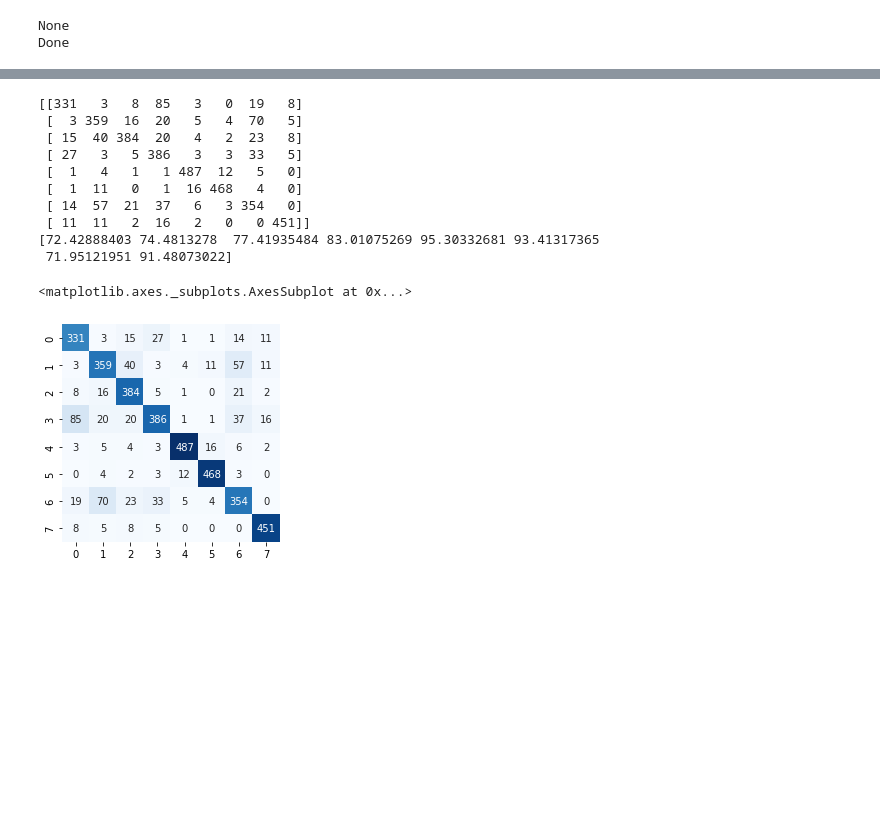
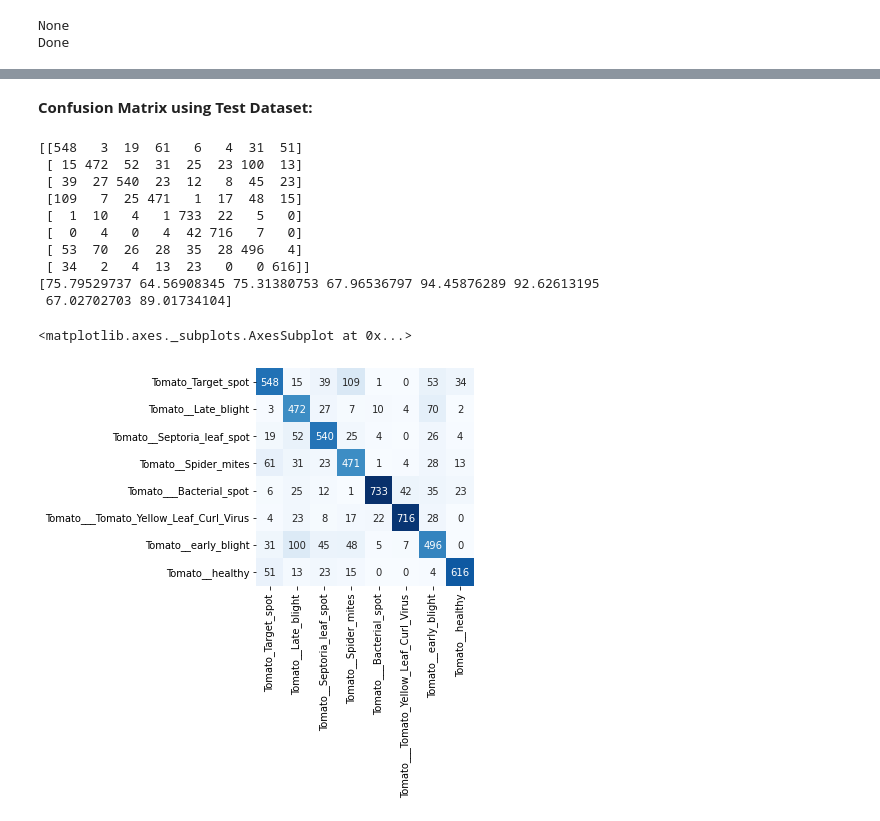
Before and after one commit to Manjuphoenix/ML_team_buzz, a Jupyter notebook: V7_Tomato_model.ipynb, the cells around one changed output, grey strips where cells are left out. Drawn from its saved outputs; the diff is of its cells as text; code cells hidden in the pictures; blank space fills up the shorter version.

```diff
--- a/V7_Tomato_model.ipynb
+++ b/V7_Tomato_model.ipynb
@@ -114,7 +114,7 @@ data = datasets.ImageFolder('/content/Tomato', transform=transform)
 train_len = int(len(data)*0.7)
 train_set, valid_set = random_split(data, [train_len, len(data) - train_len])
 
-val_len = int(len(valid_set)*0.8)
+val_len = int(len(valid_set)*0.7)
 validation_set, test_set = random_split(valid_set, [val_len, len(valid_set) - val_len])
 
 
@@ -381,0 +515,33 @@ model_scripted.save('/content/gdrive/MyDrive/v4_tomato_scripted.pt') # Save
+# %%
+from sklearn.metrics import confusion_matrix
+
+nb_classes = 8
+
+# Initialize the prediction and label lists(tensors)
+predlist=torch.zeros(0,dtype=torch.long, device='cpu')
+lbllist=torch.zeros(0,dtype=torch.long, device='cpu')
+
+with torch.no_grad():
+    for i, (inputs, classes) in enumerate(val_loader):
+        inputs = inputs.to(device)
+        classes = classes.to(device)
+        outputs = model(inputs)
+        _, preds = torch.max(outputs, 1)
+
+        # Append batch prediction results
+        predlist=torch.cat([predlist,preds.view(-1).cpu()])
+        lbllist=torch.cat([lbllist,classes.view(-1).cpu()])
+
+# Confusion matrix
+conf_mat=confusion_matrix(lbllist.numpy(), predlist.numpy())
+print(conf_mat)
+
+# Per-class accuracy
+class_accuracy=100*conf_mat.diagonal()/conf_mat.sum(1)
+print(class_accuracy)
+
+from sklearn.metrics import confusion_matrix
+import seaborn as sns
+
+matrix_confusion = confusion_matrix(predlist, lbllist)
+sns.heatmap(matrix_confusion, square=True, annot=True, xticklabels=data.classes, yticklabels=data.classes, cmap='Blues', fmt='d', cbar=False)
@@ -382,3 +561,5 @@ model_scripted.save('/content/gdrive/MyDrive/v4_tomato_scripted.pt') # Save
+# %% [markdown]
+**Confusion Matrix using Test Dataset:**
 # %%
 from sklearn.metrics import confusion_matrix
 
@@ -386,42 +567,42 @@ nb_classes = 8
 
 # Initialize the prediction and label lists(tensors)
 predlist=torch.zeros(0,dtype=torch.long, device='cpu')
 lbllist=torch.zeros(0,dtype=torch.long, device='cpu')
 
 with torch.no_grad():
     for i, (inputs, classes) in enumerate(test_loader):
         inputs = inputs.to(device)
         classes = classes.to(device)
         outputs = model(inputs)
         _, preds = torch.max(outputs, 1)
 
         # Append batch prediction results
         predlist=torch.cat([predlist,preds.view(-1).cpu()])
         lbllist=torch.cat([lbllist,classes.view(-1).cpu()])
 
 # Confusion matrix
 conf_mat=confusion_matrix(lbllist.numpy(), predlist.numpy())
 print(conf_mat)
 
 # Per-class accuracy
 class_accuracy=100*conf_mat.diagonal()/conf_mat.sum(1)
 print(class_accuracy)
 
 from sklearn.metrics import confusion_matrix
 import seaborn as sns
 
 matrix_confusion = confusion_matrix(predlist, lbllist)
-sns.heatmap(matrix_confusion, square=True, annot=True, cmap='Blues', fmt='d', cbar=False)
+sns.heatmap(matrix_confusion, square=True, annot=True, xticklabels=data.classes, yticklabels=data.classes,  cmap='Blues', fmt='d', cbar=False)
 # %% [output]
-[[331   3   8  85   3   0  19   8]
- [  3 359  16  20   5   4  70   5]
- [ 15  40 384  20   4   2  23   8]
- [ 27   3   5 386   3   3  33   5]
- [  1   4   1   1 487  12   5   0]
- [  1  11   0   1  16 468   4   0]
- [ 14  57  21  37   6   3 354   0]
- [ 11  11   2  16   2   0   0 451]]
-[72.42888403 74.4813278  77.41935484 83.01075269 95.30332681 93.41317365
- 71.95121951 91.48073022]
+[[548   3  19  61   6   4  31  51]
+ [ 15 472  52  31  25  23 100  13]
+ [ 39  27 540  23  12   8  45  23]
+ [109   7  25 471   1  17  48  15]
+ [  1  10   4   1 733  22   5   0]
+ [  0   4   0   4  42 716   7   0]
+ [ 53  70  26  28  35  28 496   4]
+ [ 34   2   4  13  23   0   0 616]]
+[75.79529737 64.56908345 75.31380753 67.96536797 94.45876289 92.62613195
+ 67.02702703 89.01734104]
 <matplotlib.axes._subplots.AxesSubplot at 0x...>
-[figure, old version]
+[figure, new version]
```
Also changed, not shown: parts of 21 cells of this notebook.
